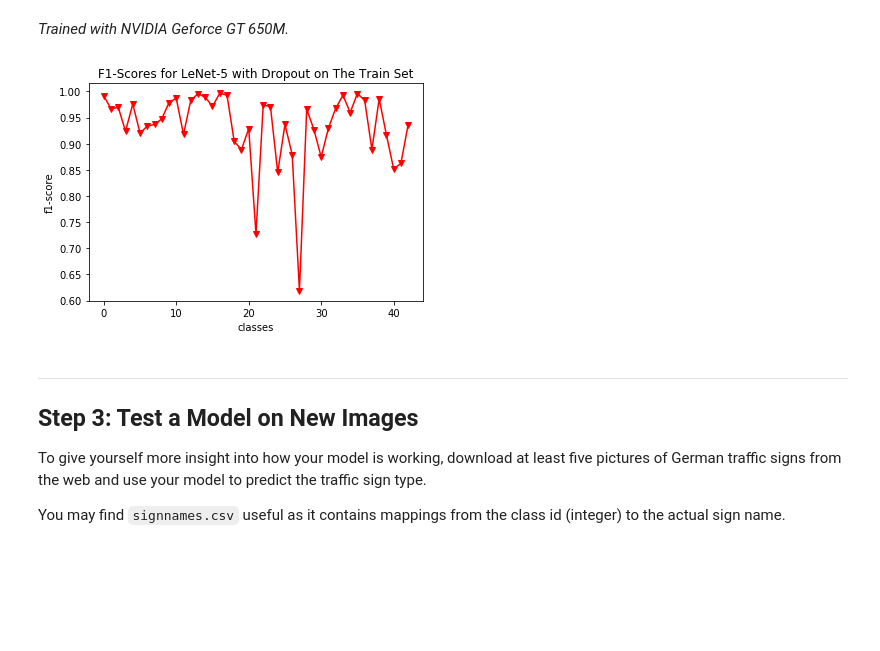
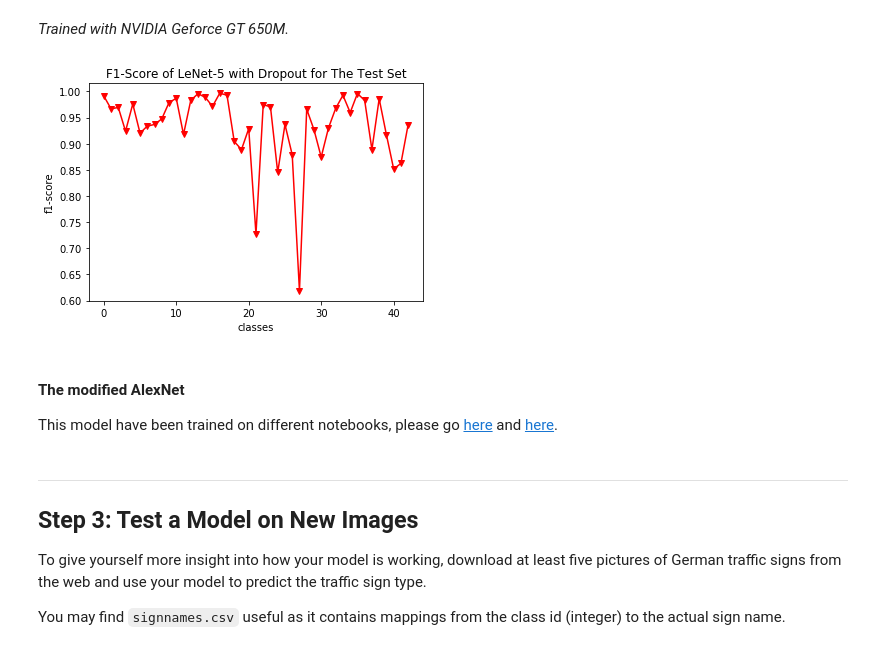
Before and after one commit to musa-atlihan/CarND-German-Traffic-Sign-Classifier-Project, a Jupyter notebook: Traffic_Sign_Classifier.ipynb, the cells around one changed output. Cells and saved outputs as stored; diff of their text form; code cells hidden in the pictures; blank space fills up the shorter version.

Commit message:
evaluate on new test examples

```diff
--- a/Traffic_Sign_Classifier.ipynb
+++ b/Traffic_Sign_Classifier.ipynb
@@ -531,7 +531,7 @@ with open(path, mode='rb') as f:
     score_list = pickle.load(f)
     classes = np.arange(43)
     plt.plot(classes, score_list, marker='v', color='red')
-    plt.title('F1-Scores for LeNet-5 on The Train Set')
+    plt.title('F1-Score of LeNet-5 for The Test Set')
     plt.ylabel('f1-score')
     plt.xlabel('classes')
     plt.show()
@@ -565,17 +565,21 @@ Total run time 23.2714 minutes
 # %%
 # plot f1 scores
 path = './saved-lenet-w-dropout/best-test-f1-scores.pkl'
 with open(path, mode='rb') as f:
     score_list = pickle.load(f)
     classes = np.arange(43)
     plt.plot(classes, score_list, marker='v', color='red')
-    plt.title('F1-Scores for LeNet-5 with Dropout on The Train Set')
+    plt.title('F1-Score of LeNet-5 with Dropout for The Test Set')
     plt.ylabel('f1-score')
     plt.xlabel('classes')
     plt.show()
     plt.close()
 # %% [output]
-[figure, old version]
+[figure, new version]
+# %% [markdown]
+#### The modified AlexNet
+
+This model have been trained on different notebooks, please go [here](./salexnet-jittered-datasets-equal-n.nbconvert.ipynb) and [here](./salexnet-equal-n).
 # %% [markdown]
 ---
 
```
Also changed, not shown: parts of 11 cells of this notebook.
